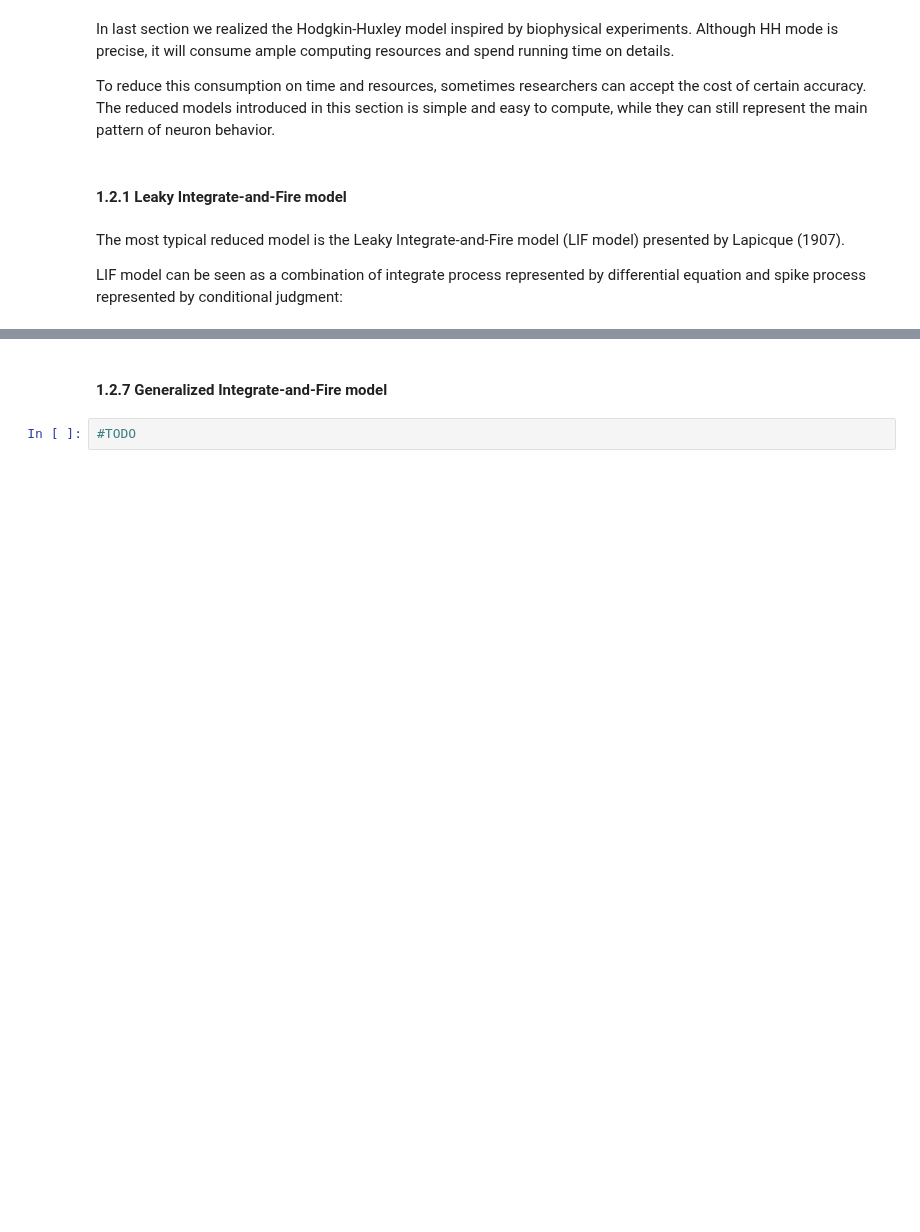
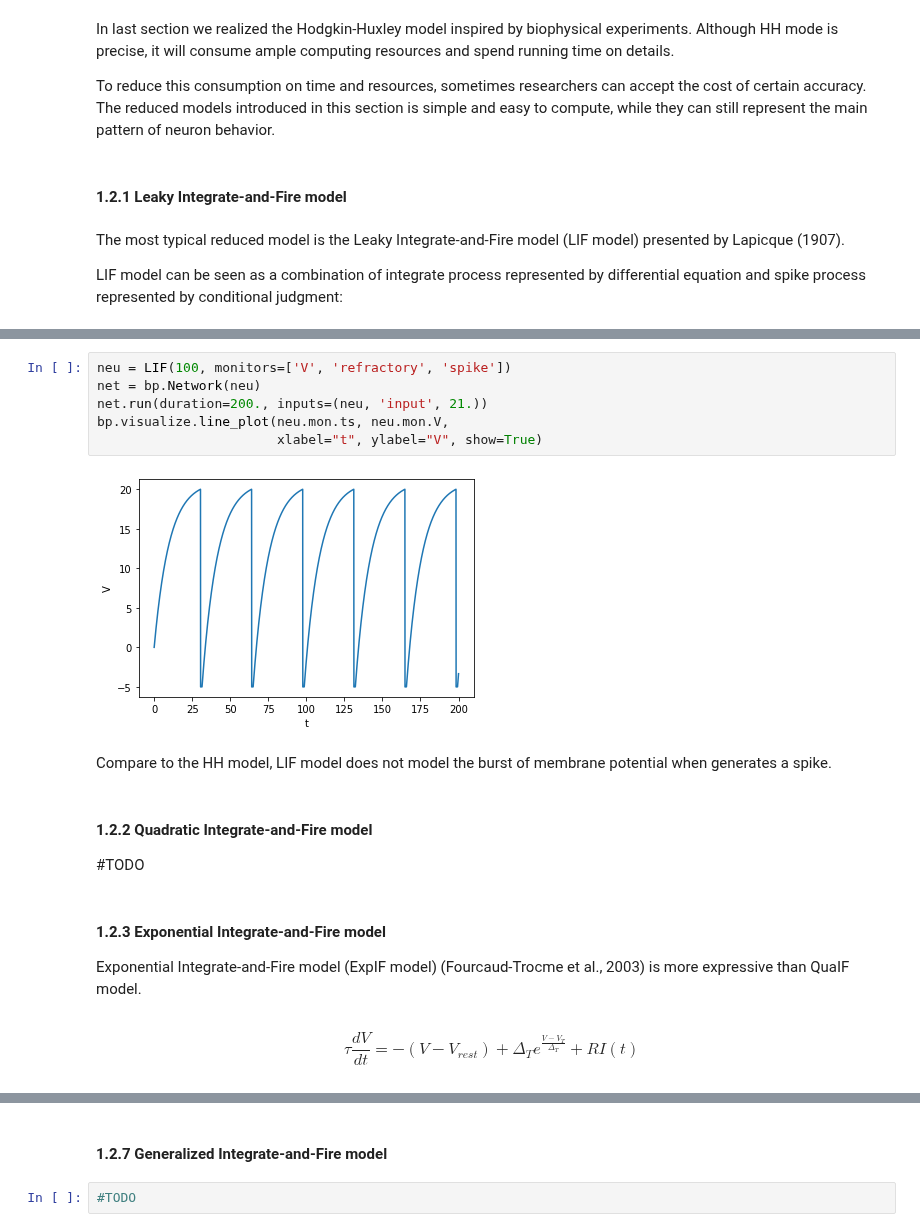
Before and after one commit to quanpeng0/BrainModels, a Jupyter notebook: docs/BrainPy-tutorial/Tutorial-neu_snn.ipynb, the cells around one changed output, grey strips where cells are left out. Drawn from its saved outputs; the diff is of its cells as text; blank space fills up the shorter version.

```diff
--- a/docs/BrainPy-tutorial/Tutorial-neu_snn.ipynb
+++ b/docs/BrainPy-tutorial/Tutorial-neu_snn.ipynb
@@ -235,0 +323,19 @@ In HR model, the trajectory of x and y approaches a limit cycle, that’s why th
+# %%
+neu = LIF(100, monitors=['V', 'refractory', 'spike'])
+net = bp.Network(neu)
+net.run(duration=200., inputs=(neu, 'input', 21.))
+bp.visualize.line_plot(neu.mon.ts, neu.mon.V,
+                       xlabel="t", ylabel="V", show=True)
+# %% [output]
+[figure, added]
+# %% [markdown]
+Compare to the HH model, LIF model does not model the burst of membrane potential when generates a spike.
+# %% [markdown]
+#### 1.2.2 Quadratic Integrate-and-Fire model
+
+#TODO
+# %% [markdown]
+#### 1.2.3 Exponential Integrate-and-Fire model
+Exponential Integrate-and-Fire model (ExpIF model) (Fourcaud-Trocme et al., 2003) is more expressive than QuaIF model.
+# %% [markdown]
+$$ \tau \frac{dV}{dt} = - (V - V_{rest}) + \Delta_T e^{\frac{V - V_T}{\Delta_T}} + R I(t)$$
```
Also changed, not shown: parts of 103 cells of this notebook, 31 other files.
